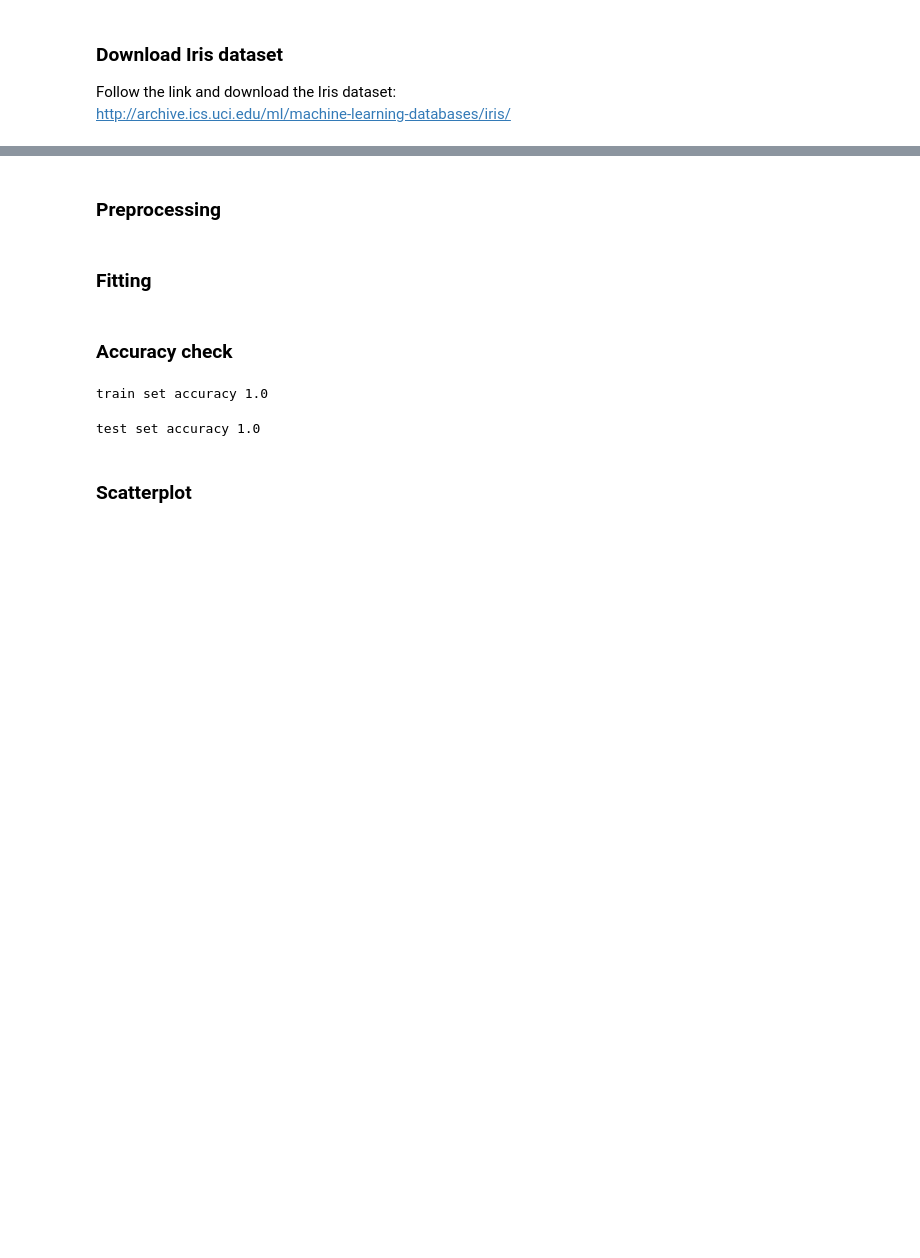
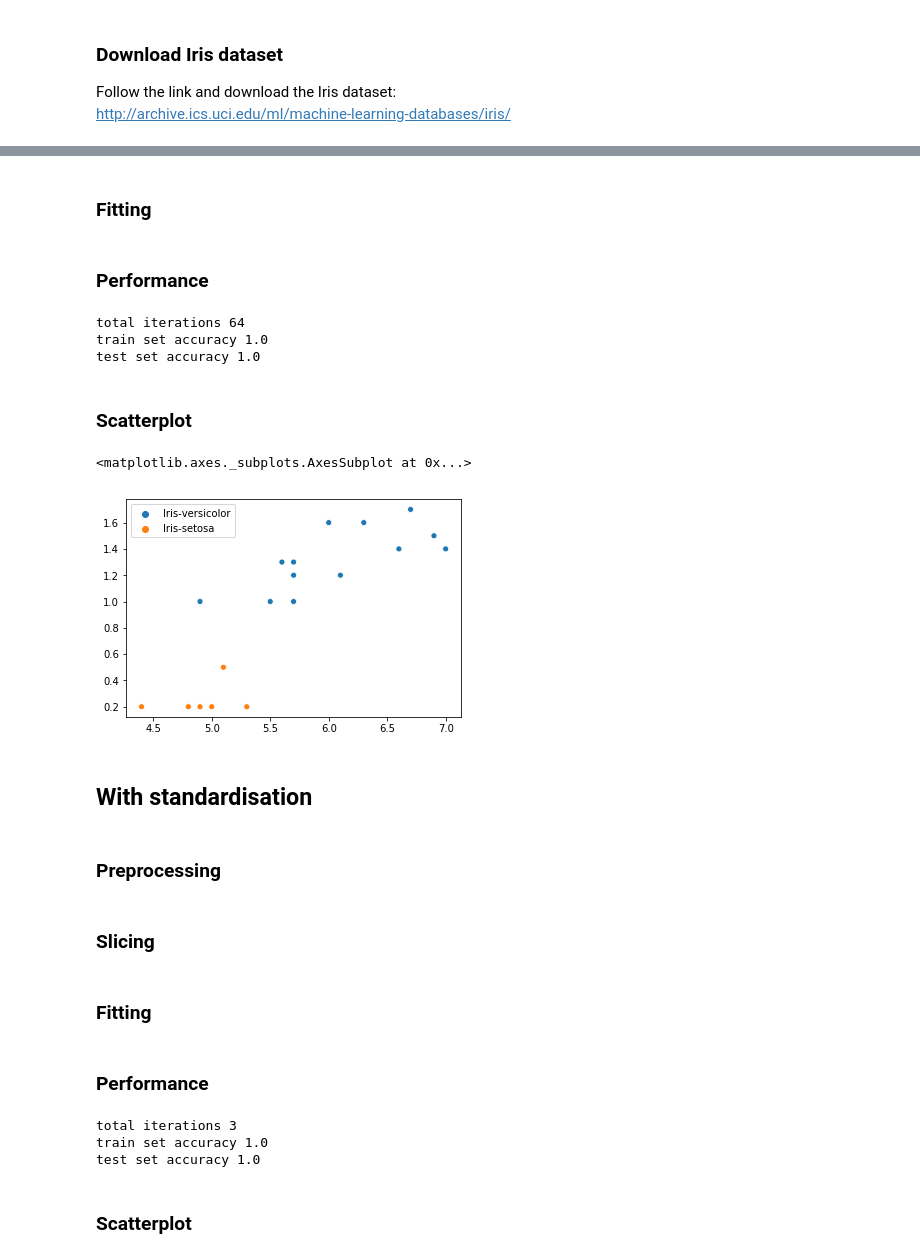
Before and after one commit to DV1X3R/tti-computer-science, a Jupyter notebook: IV. Fourth Year/python-intelligence-systems/Adaline.ipynb, the cells around one changed output, grey strips where cells are left out. Saved outputs shown, nothing was run; the diff lists cells and outputs as text; code cells hidden in the pictures; blank space fills up the shorter version.

```diff
--- a/IV. Fourth Year/python-intelligence-systems/Adaline.ipynb
+++ b/IV. Fourth Year/python-intelligence-systems/Adaline.ipynb
@@ -64,2 +80,27 @@ X['class'] = np.where(X['class'] == 'Iris-setosa', -1, 1)
+# %%
+X_train, X_test, y_train, y_test = train_test_split(np.array(X[x_fields]), np.array(X['class']), test_size=0.2)
+# %% [markdown]
+### Fitting
+# %%
+model = Adaline(alpha=0.0005, epsilon=0.0001).fit(X_train, y_train)
+# %% [markdown]
+### Performance
+# %%
+print('total iterations', model.iter)
+print('train set accuracy', accuracy_score(y_train, model.predict(X_train)))
+print('test set accuracy', accuracy_score(y_test, model.predict(X_test)))
+# %% [output]
+total iterations 64
+train set accuracy 1.0
+test set accuracy 1.0
+# %% [markdown]
+### Scatterplot
+# %%
+sns.scatterplot(x=X_test.T[0], y=X_test.T[1], hue=np.where(model.predict(X_test) == -1, 'Iris-setosa', 'Iris-versicolor'))
+# %% [output]
+<matplotlib.axes._subplots.AxesSubplot at 0x...>
+[figure, added]
+# %% [markdown]
+## With standardisation
 # %% [markdown]
 ### Preprocessing
@@ -68,21 +107,23 @@ x_fields = ['sepal length', 'petal width']
 # %%
 X[x_fields] = StandardScaler().fit_transform(X[x_fields])
+# %% [markdown]
+### Slicing
 # %%
 X_train, X_test, y_train, y_test = train_test_split(np.array(X[x_fields]), np.array(X['class']), test_size=0.2)
 # %% [markdown]
 ### Fitting
 # %%
 model = Adaline(alpha=0.01, epsilon=0.01).fit(X_train, y_train)
-# %% [markdown]
-### Accuracy check
+# %% [markdown]
+### Performance
 # %%
+print('total iterations', model.iter)
 print('train set accuracy', accuracy_score(y_train, model.predict(X_train)))
+print('test set accuracy', accuracy_score(y_test, model.predict(X_test)))
 # %% [output]
+total iterations 3
 train set accuracy 1.0
+test set accuracy 1.0
-# %%
-print('test set accuracy', accuracy_score(y_test, model.predict(X_test)))
-# %% [output]
-test set accuracy 1.0
 # %% [markdown]
 ### Scatterplot
 # %%
```
Also changed, not shown: parts of 23 cells of this notebook, 1 other file.
